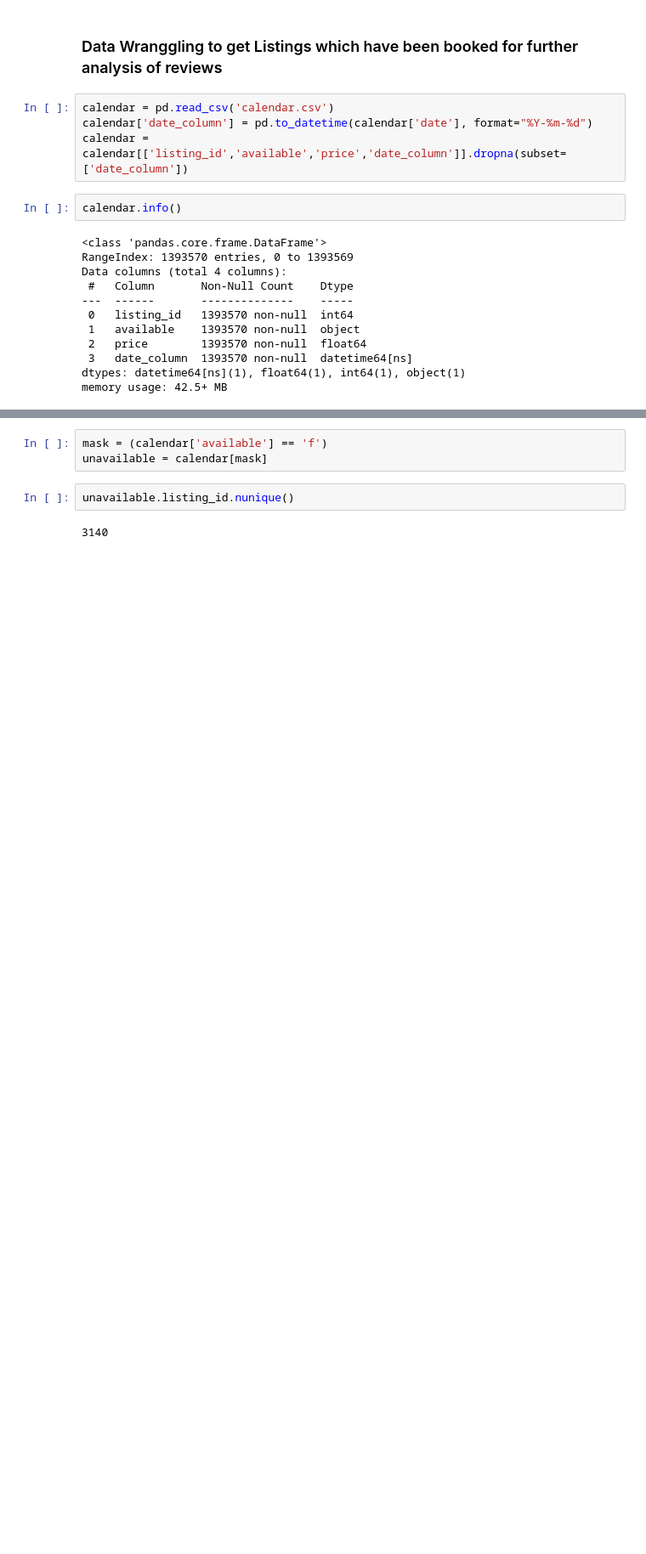
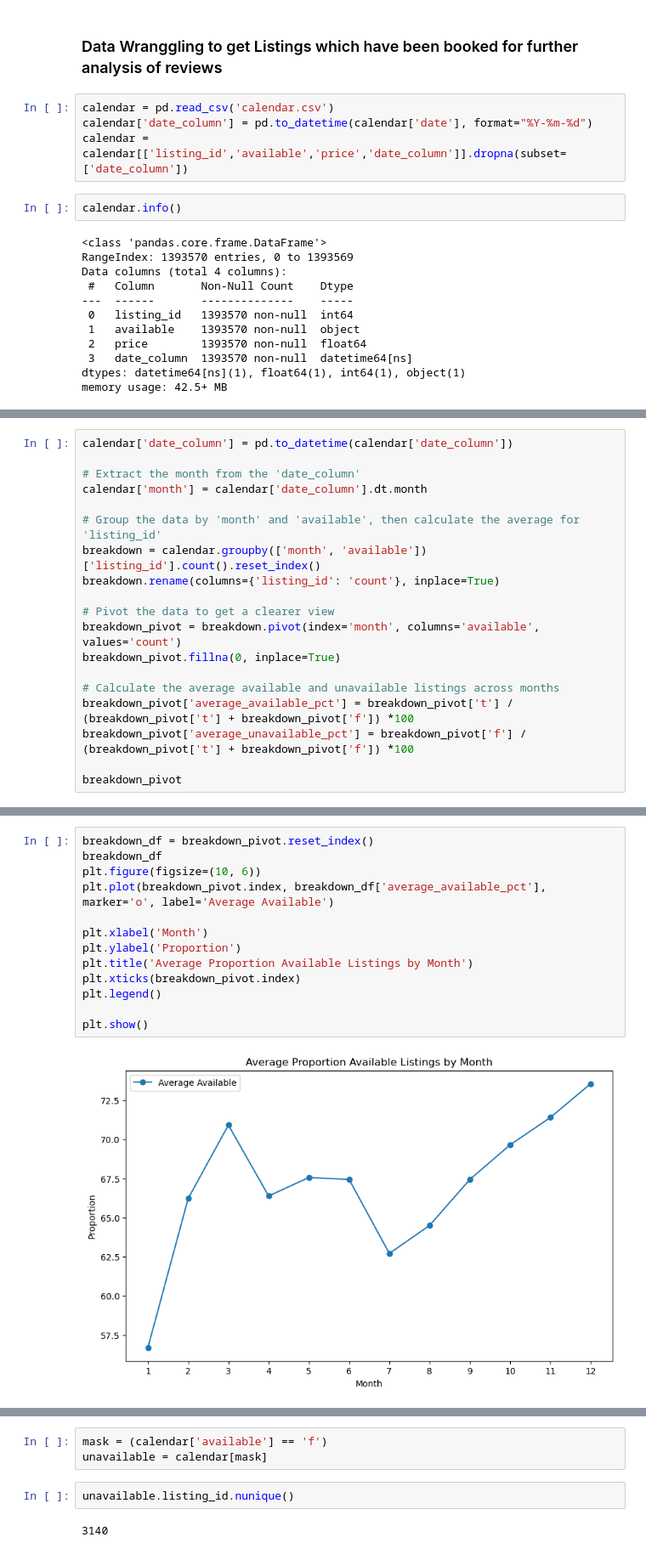
Before and after one commit to koalalalabear/Curating-the-Best-Airbnb-in-Seattle, a Jupyter notebook: TIme Series.ipynb, the cells around one changed output, grey strips where cells are left out. Shown at 85% size. Cells and saved outputs as stored; diff of their text form; blank space fills up the shorter version.

```diff
--- a/TIme Series.ipynb
+++ b/TIme Series.ipynb
@@ -209,0 +212,19 @@ memory usage: 42.5+ MB
+# %%
+calendar['date_column'] = pd.to_datetime(calendar['date_column'])
+
+# Extract the month from the 'date_column'
+calendar['month'] = calendar['date_column'].dt.month
+
+# Group the data by 'month' and 'available', then calculate the average for 'listing_id'
+breakdown = calendar.groupby(['month', 'available'])['listing_id'].count().reset_index()
+breakdown.rename(columns={'listing_id': 'count'}, inplace=True)
+
+# Pivot the data to get a clearer view
+breakdown_pivot = breakdown.pivot(index='month', columns='available', values='count')
+breakdown_pivot.fillna(0, inplace=True)
+
+# Calculate the average available and unavailable listings across months
+breakdown_pivot['average_available_pct'] = breakdown_pivot['t'] / (breakdown_pivot['t'] + breakdown_pivot['f']) *100
+breakdown_pivot['average_unavailable_pct'] = breakdown_pivot['f'] / (breakdown_pivot['t'] + breakdown_pivot['f']) *100
+
+breakdown_pivot
@@ -209,0 +246,15 @@ memory usage: 42.5+ MB
+# %%
+breakdown_df = breakdown_pivot.reset_index()
+breakdown_df
+plt.figure(figsize=(10, 6))
+plt.plot(breakdown_pivot.index, breakdown_df['average_available_pct'], marker='o', label='Average Available')
+
+plt.xlabel('Month')
+plt.ylabel('Proportion')
+plt.title('Average Proportion Available Listings by Month')
+plt.xticks(breakdown_pivot.index)
+plt.legend()
+
+plt.show()
+# %% [output]
+[figure, added]
```
Also changed, not shown: parts of 3 cells of this notebook, 11 other files.
